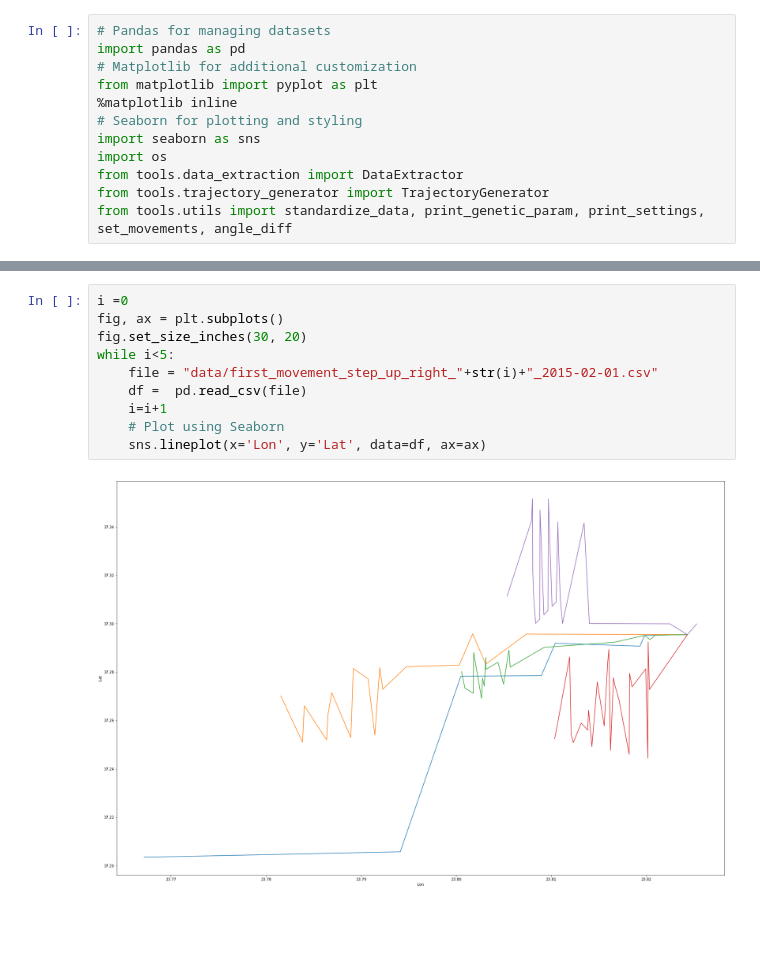
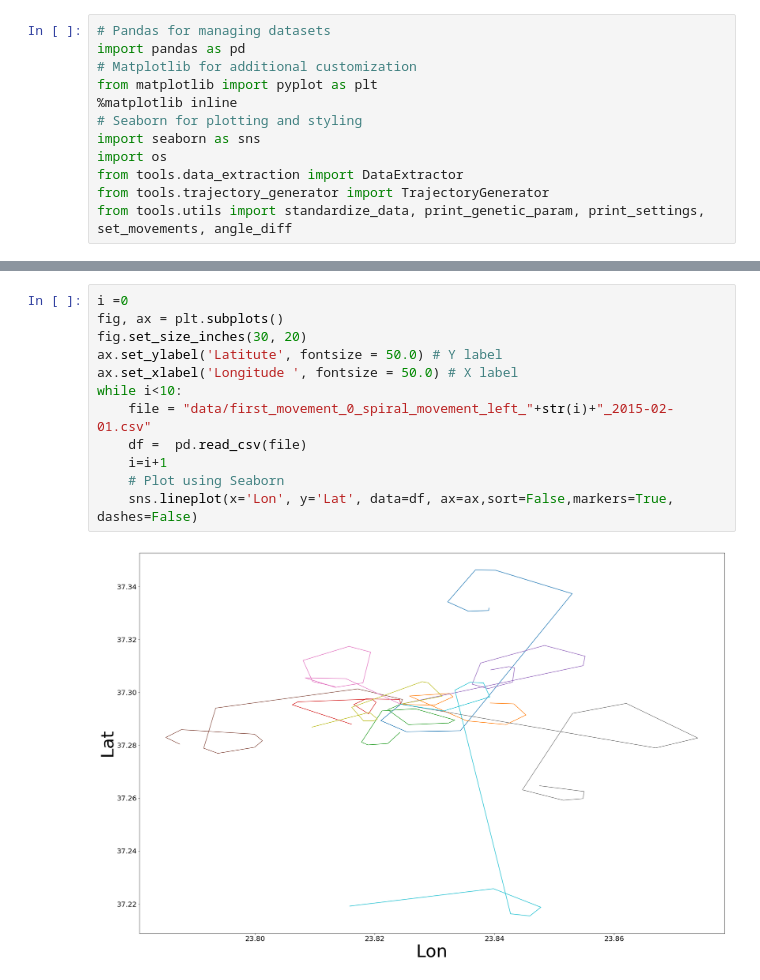
Before and after one commit to Barry-github/hua-thesis, a Jupyter notebook: plotting_trajectories.ipynb, the cells around one changed output, grey strips where cells are left out. Cells and saved outputs as stored; diff of their text form; blank space fills up the shorter version.

Commit message:
spiral_movement corrections and update notebook

```diff
--- a/plotting_trajectories.ipynb
+++ b/plotting_trajectories.ipynb
@@ -48,15 +38,17 @@ Done with generator
 # %%
 i =0
 fig, ax = plt.subplots()
 fig.set_size_inches(30, 20)
-while i<5:
-    file = "data/first_movement_step_up_right_"+str(i)+"_2015-02-01.csv"
+ax.set_ylabel('Latitute', fontsize = 50.0) # Y label
+ax.set_xlabel('Longitude ', fontsize = 50.0) # X label
+while i<10:
+    file = "data/first_movement_0_spiral_movement_left_"+str(i)+"_2015-02-01.csv"
     df =  pd.read_csv(file)
     i=i+1
     # Plot using Seaborn
-    sns.lineplot(x='Lon', y='Lat', data=df, ax=ax)
+    sns.lineplot(x='Lon', y='Lat', data=df, ax=ax,sort=False,markers=True, dashes=False)
 # %% [output]
-[figure, old version]
+[figure, new version]
 # %%
 fig, ax = plt.subplots()
 fig.set_size_inches(30, 20)
```
Also changed, not shown: parts of 2 cells of this notebook, 3 other files.
